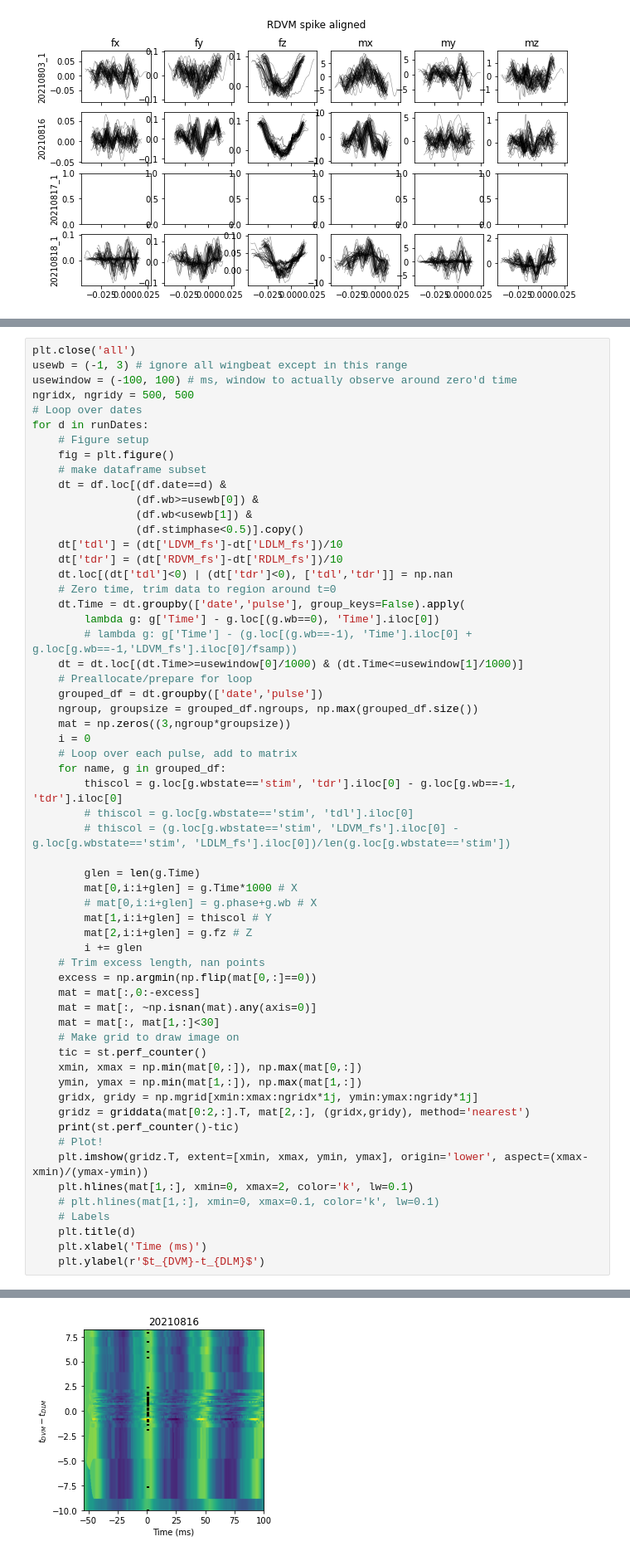
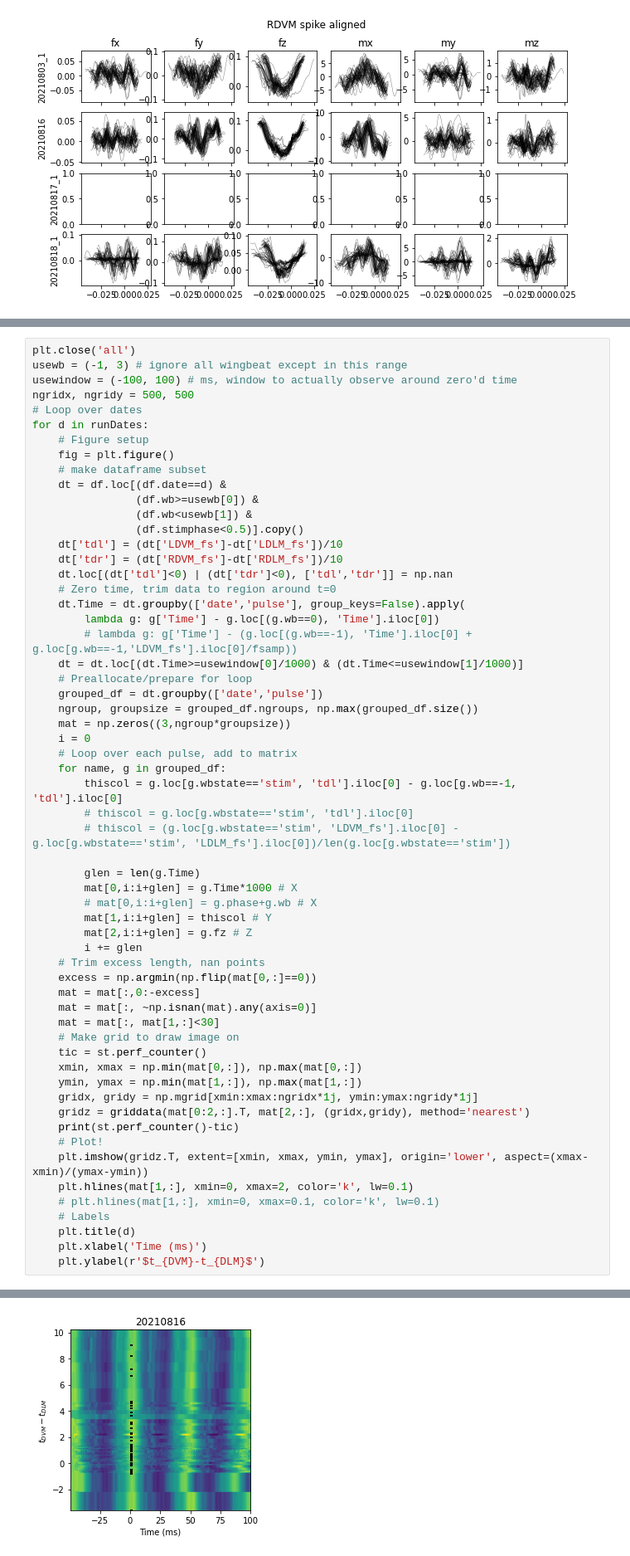
Before and after one commit to LeoJW/stimPitchAnalysis, a Jupyter notebook: figures.ipynb, the cells around one changed output, grey strips where cells are left out. Shown at 83% size. Drawn from its saved outputs; the diff is of its cells as text.

```diff
--- a/figures.ipynb
+++ b/figures.ipynb
@@ -172,7 +171,7 @@ for d in runDates:
     i = 0
     # Loop over each pulse, add to matrix
     for name, g in grouped_df:
-        thiscol = g.loc[g.wbstate=='stim', 'tdr'].iloc[0] - g.loc[g.wb==-1, 'tdr'].iloc[0]
+        thiscol = g.loc[g.wbstate=='stim', 'tdl'].iloc[0] - g.loc[g.wb==-1, 'tdl'].iloc[0]
         # thiscol = g.loc[g.wbstate=='stim', 'tdl'].iloc[0]
         # thiscol = (g.loc[g.wbstate=='stim', 'LDVM_fs'].iloc[0] - g.loc[g.wbstate=='stim', 'LDLM_fs'].iloc[0])/len(g.loc[g.wbstate=='stim'])
 
@@ -210 +210 @@ ValueError: zero-size array to reduction operation minimum which has no identity
-[figure, old version]
+[figure, new version]
```
Also changed, not shown: parts of 3 cells of this notebook.
